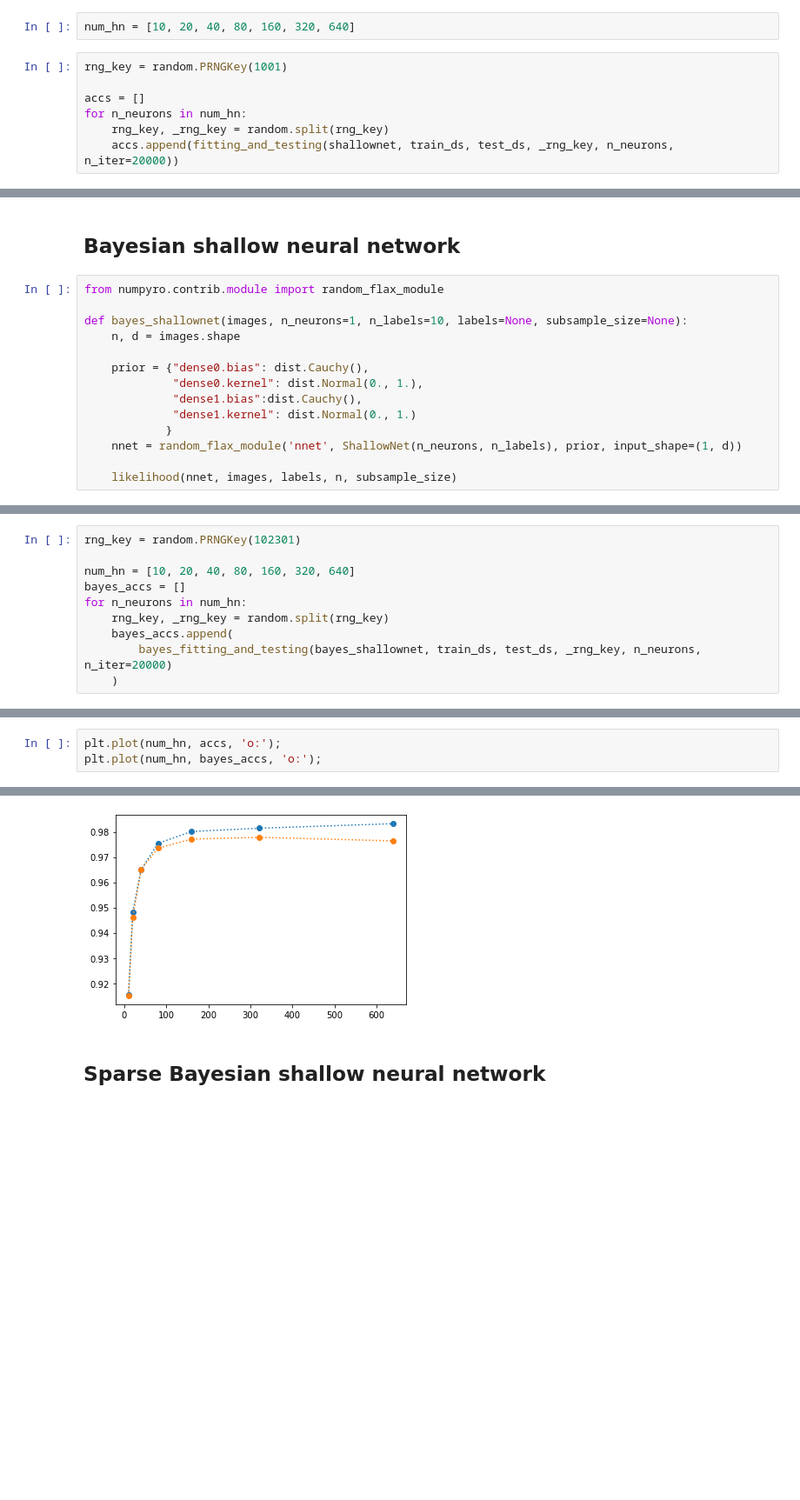
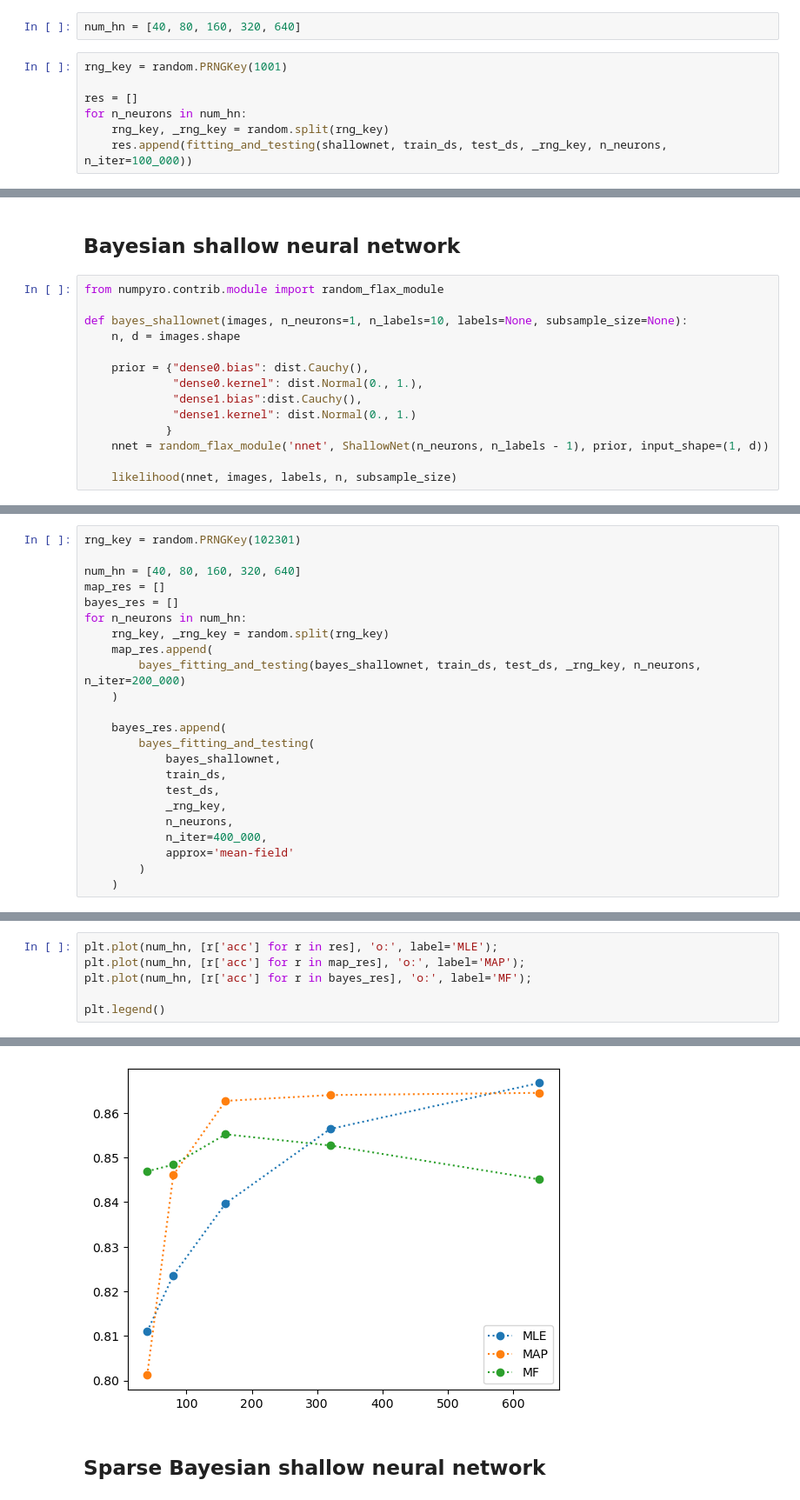
Before and after one commit to dimarkov/numpc, a Jupyter notebook: notebooks/bayespcn/shallow_bayes_neural_networks.ipynb, the cells around one changed output, grey strips where cells are left out. Shown: that part at 87% size. Saved outputs shown, nothing was run; the diff lists cells and outputs as text; blank space fills up the shorter version.

Commit message:
testing bayesian sparse coding

```diff
--- a/notebooks/bayespcn/shallow_bayes_neural_networks.ipynb
+++ b/notebooks/bayespcn/shallow_bayes_neural_networks.ipynb
@@ -106,10 +142,10 @@ test_ds['image'] = test_ds['image'].reshape(test_ds['image'].shape[0], -1)
 # %%
-num_hn = [10, 20, 40, 80, 160, 320, 640]
+num_hn = [40, 80, 160, 320, 640]
 # %%
 rng_key = random.PRNGKey(1001)
 
-accs = []
+res = []
 for n_neurons in num_hn:
     rng_key, _rng_key = random.split(rng_key)
-    accs.append(fitting_and_testing(shallownet, train_ds, test_ds, _rng_key, n_neurons, n_iter=20000))
+    res.append(fitting_and_testing(shallownet, train_ds, test_ds, _rng_key, n_neurons, n_iter=100_000))
 # %% [output]
@@ -140,7 +167,7 @@ def bayes_shallownet(images, n_neurons=1, n_labels=10, labels=None, subsample_si
              "dense1.bias":dist.Cauchy(),
              "dense1.kernel": dist.Normal(0., 1.)
             }
-    nnet = random_flax_module('nnet', ShallowNet(n_neurons, n_labels), prior, input_shape=(1, d))
+    nnet = random_flax_module('nnet', ShallowNet(n_neurons, n_labels - 1), prior, input_shape=(1, d))
 
     likelihood(nnet, images, labels, n, subsample_size)
 # %%
@@ -224,11 +232,24 @@ def bayes_fitting_and_testing(model, train_ds, test_ds, rng_key, number_of_hidde
 # %%
 rng_key = random.PRNGKey(102301)
 
-num_hn = [10, 20, 40, 80, 160, 320, 640]
-bayes_accs = []
+num_hn = [40, 80, 160, 320, 640]
+map_res = []
+bayes_res = []
 for n_neurons in num_hn:
     rng_key, _rng_key = random.split(rng_key)
-    bayes_accs.append(
-        bayes_fitting_and_testing(bayes_shallownet, train_ds, test_ds, _rng_key, n_neurons, n_iter=20000)
+    map_res.append(
+        bayes_fitting_and_testing(bayes_shallownet, train_ds, test_ds, _rng_key, n_neurons, n_iter=200_000)
     )
+
+    bayes_res.append(
+        bayes_fitting_and_testing(
+            bayes_shallownet,
+            train_ds,
+            test_ds,
+            _rng_key,
+            n_neurons,
+            n_iter=400_000,
+            approx='mean-field'
+        )
+    )
 # %% [output]
@@ -242,4 +270,7 @@ model acc : 0.97639996
 # %%
-plt.plot(num_hn, accs, 'o:');
-plt.plot(num_hn, bayes_accs, 'o:');
+plt.plot(num_hn, [r['acc'] for r in res], 'o:', label='MLE');
+plt.plot(num_hn, [r['acc'] for r in map_res], 'o:', label='MAP');
+plt.plot(num_hn, [r['acc'] for r in bayes_res], 'o:', label='MF');
+
+plt.legend()
 # %% [output]
@@ -246,4 +278,4 @@ plt.plot(num_hn, bayes_accs, 'o:');
-[figure, old version]
+[figure, new version]
 # %% [markdown]
 ## Sparse Bayesian shallow neural network
 # %%
```
Also changed, not shown: parts of 12 cells of this notebook, 3 other files.
